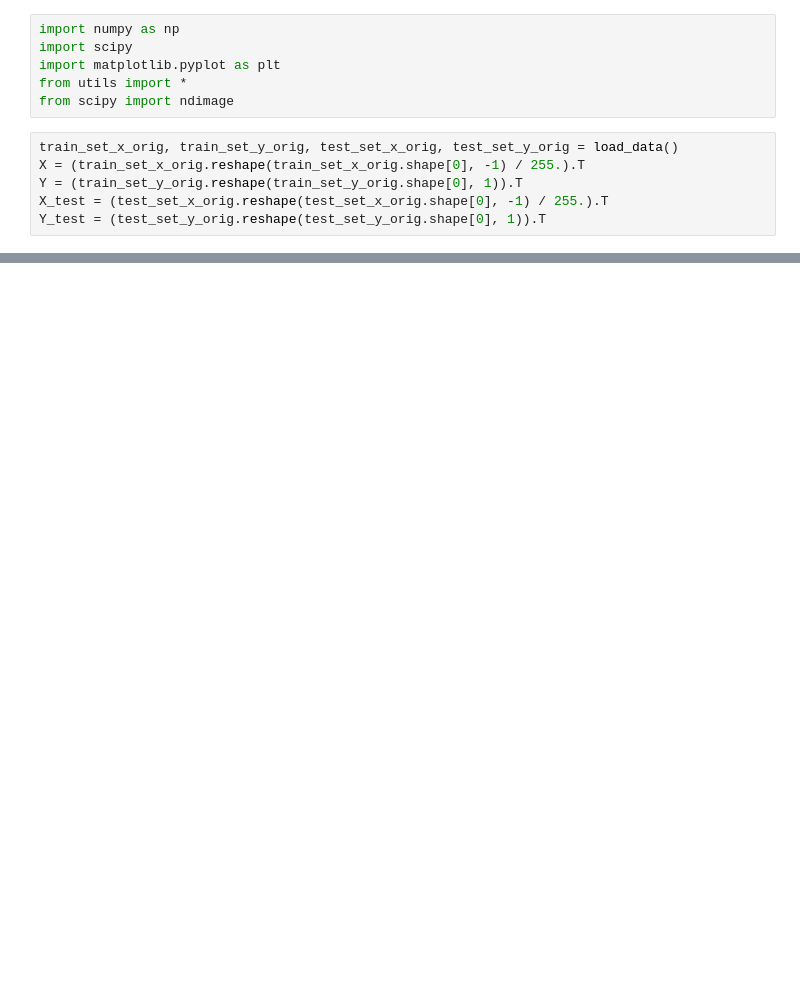
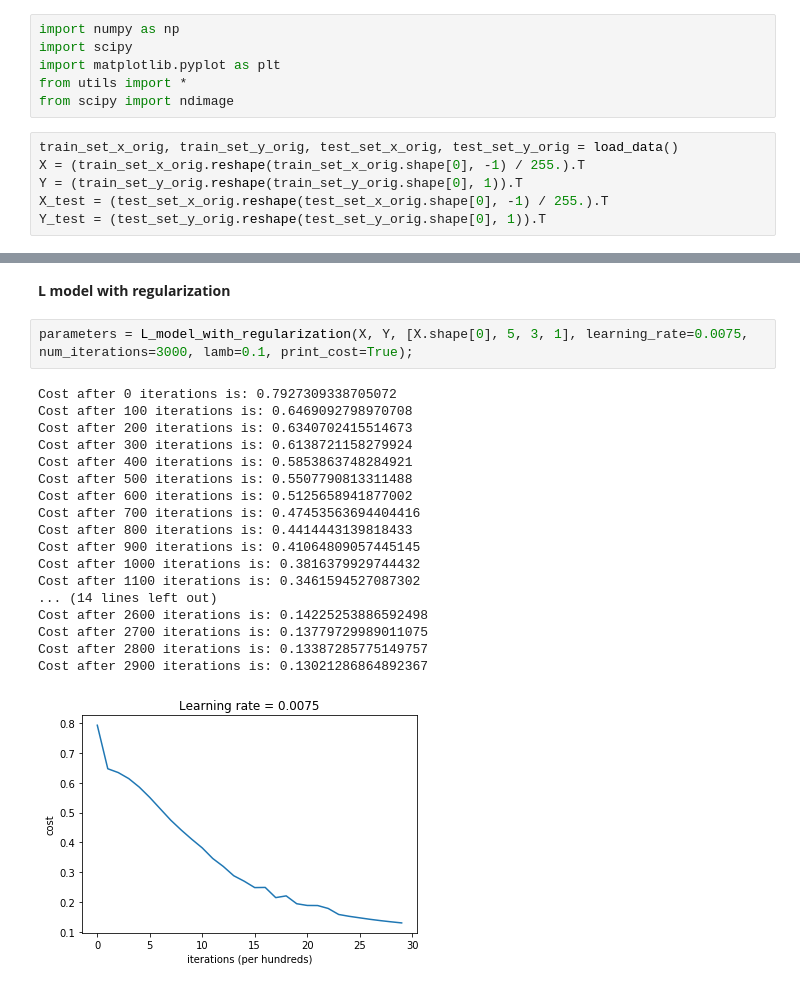
Before and after one commit to darkamenosa/basic-neural-network, a Jupyter notebook: simple-net-work.ipynb, the cells around one changed output, grey strips where cells are left out. Saved outputs shown, nothing was run; the diff lists cells and outputs as text; blank space fills up the shorter version.

```diff
--- a/simple-net-work.ipynb
+++ b/simple-net-work.ipynb
@@ -40,0 +61,23 @@ print('y = ' + str(np.squeeze(my_predicted_image)))
+# %% [markdown]
+**L model with regularization**
+# %%
+parameters = L_model_with_regularization(X, Y, [X.shape[0], 5, 3, 1], learning_rate=0.0075, num_iterations=3000, lamb=0.1, print_cost=True);
+# %% [output]
+Cost after 0 iterations is: 0.7927309338705072
+Cost after 100 iterations is: 0.6469092798970708
+Cost after 200 iterations is: 0.6340702415514673
+Cost after 300 iterations is: 0.6138721158279924
+Cost after 400 iterations is: 0.5853863748284921
+Cost after 500 iterations is: 0.5507790813311488
+Cost after 600 iterations is: 0.5125658941877002
+Cost after 700 iterations is: 0.47453563694404416
+Cost after 800 iterations is: 0.4414443139818433
+Cost after 900 iterations is: 0.41064809057445145
+Cost after 1000 iterations is: 0.3816379929744432
+Cost after 1100 iterations is: 0.3461594527087302
+... (14 lines left out)
+Cost after 2600 iterations is: 0.14225253886592498
+Cost after 2700 iterations is: 0.13779729989011075
+Cost after 2800 iterations is: 0.13387285775149757
+Cost after 2900 iterations is: 0.13021286864892367
+[figure, added]
```
Also changed, not shown: parts of 10 cells of this notebook, 1 other file.
